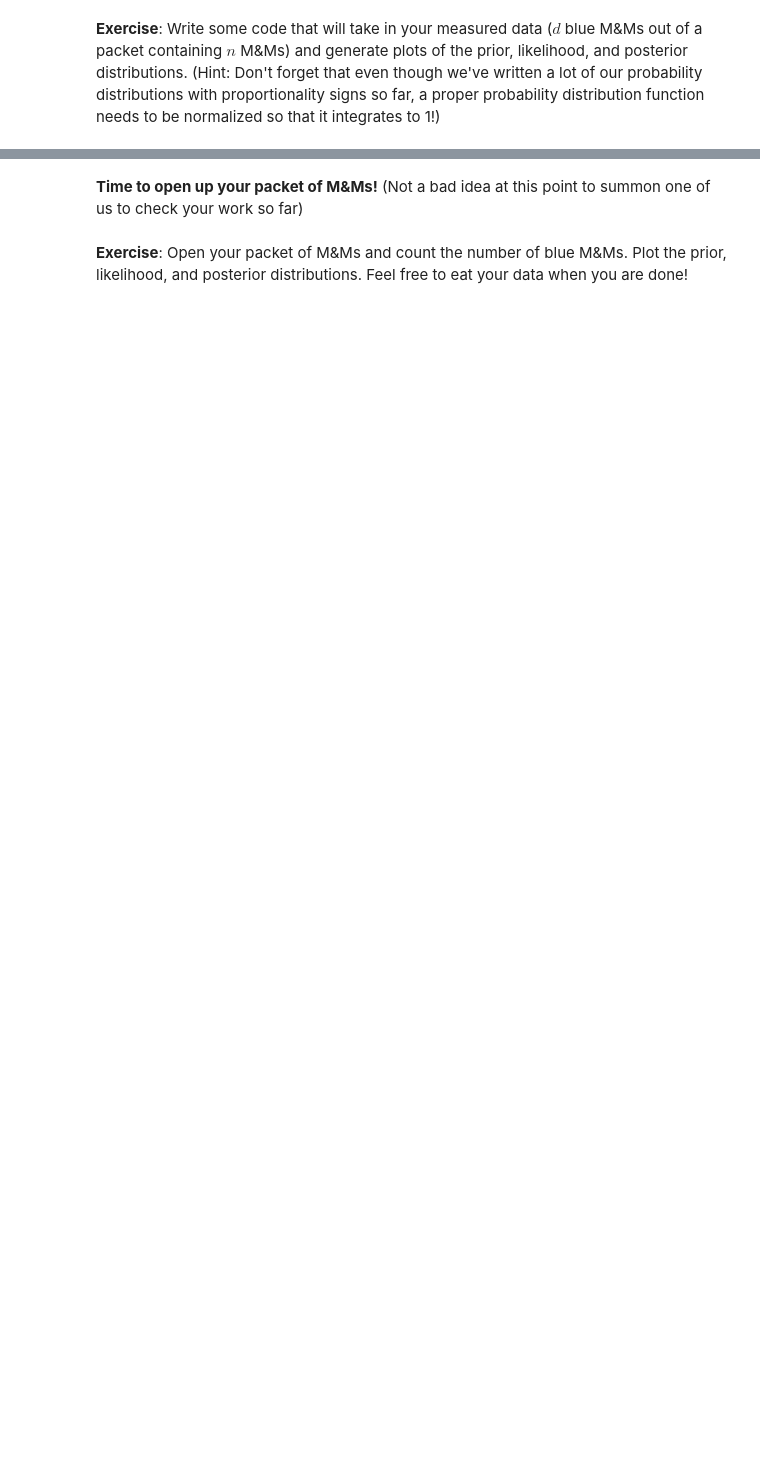
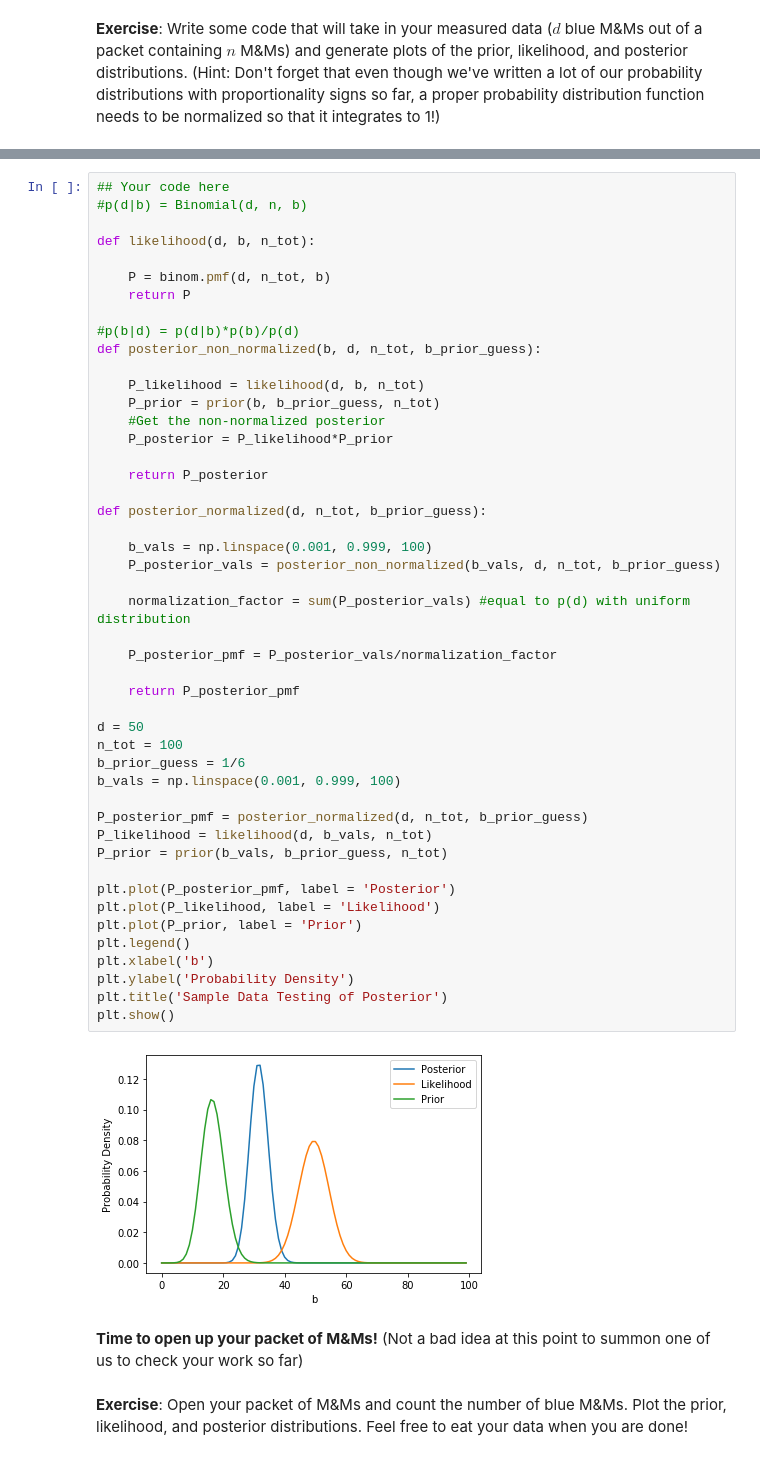
Before and after one commit to katiesavarc/DataSci_Lab, a Jupyter notebook: CodingLab05/CodingLab05_Bayes.ipynb, the cells around one changed output, grey strips where cells are left out. Cells and saved outputs as stored; diff of their text form; blank space fills up the shorter version.

Commit message:
Write functions to evaluate posterior for M&Ms data

```diff
--- a/CodingLab05/CodingLab05_Bayes.ipynb
+++ b/CodingLab05/CodingLab05_Bayes.ipynb
@@ -75,3 +99,52 @@ __Exercise__: Write some code that will take in your measured data ($d$ blue M&M
+# %%
+## Your code here
+#p(d|b) = Binomial(d, n, b)
+
+def likelihood(d, b, n_tot):
+
+    P = binom.pmf(d, n_tot, b)
+    return P
+
+#p(b|d) = p(d|b)*p(b)/p(d)
+def posterior_non_normalized(b, d, n_tot, b_prior_guess):
+
+    P_likelihood = likelihood(d, b, n_tot)
+    P_prior = prior(b, b_prior_guess, n_tot)
+    #Get the non-normalized posterior
+    P_posterior = P_likelihood*P_prior
+
+    return P_posterior
+
+def posterior_normalized(d, n_tot, b_prior_guess):
+
+    b_vals = np.linspace(0.001, 0.999, 100)
+    P_posterior_vals = posterior_non_normalized(b_vals, d, n_tot, b_prior_guess)
+
+    normalization_factor = sum(P_posterior_vals) #equal to p(d) with uniform distribution
+
+    P_posterior_pmf = P_posterior_vals/normalization_factor
+
+    return P_posterior_pmf
+
+d = 50
+n_tot = 100
+b_prior_guess = 1/6
+b_vals = np.linspace(0.001, 0.999, 100)
+
+P_posterior_pmf = posterior_normalized(d, n_tot, b_prior_guess)
+P_likelihood = likelihood(d, b_vals, n_tot)
+P_prior = prior(b_vals, b_prior_guess, n_tot)
+
+plt.plot(P_posterior_pmf, label = 'Posterior')
+plt.plot(P_likelihood, label = 'Likelihood')
+plt.plot(P_prior, label = 'Prior')
+plt.legend()
+plt.xlabel('b')
+plt.ylabel('Probability Density')
+plt.title('Sample Data Testing of Posterior')
+plt.show()
+# %% [output]
+[figure, added]
 # %% [markdown]
 __Time to open up your packet of M&Ms!__ (Not a bad idea at this point to summon one of us to check your work so far)
 # %% [markdown]
```
Also changed, not shown: parts of 11 cells of this notebook.
